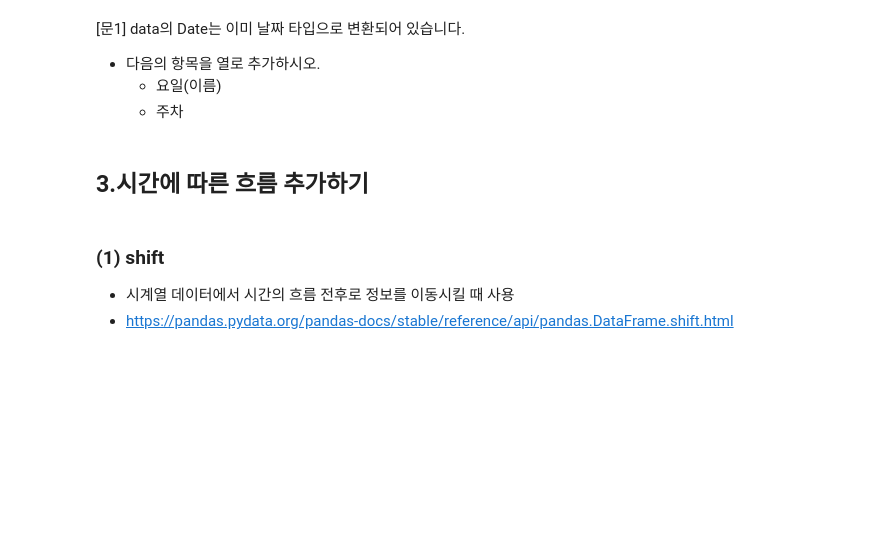
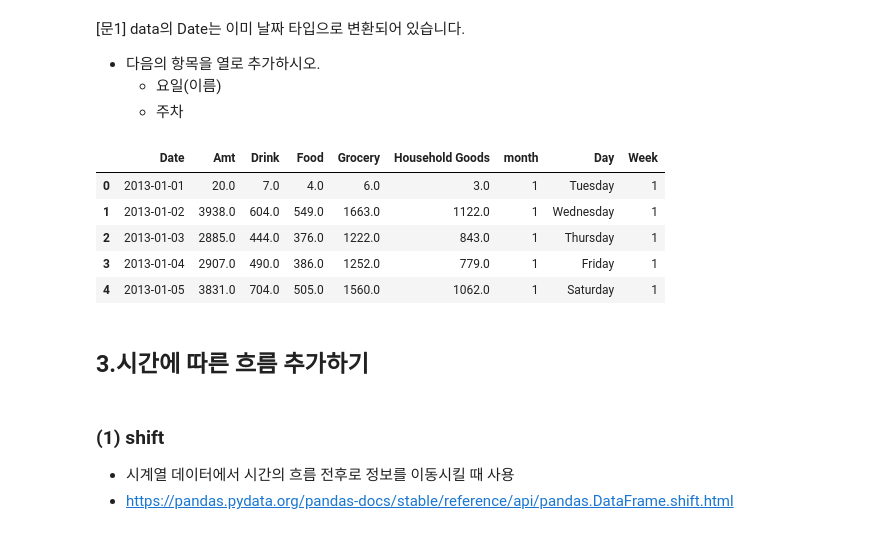
Before and after one commit to Jihwan98/aivle_school, a Jupyter notebook: 2023.02.07_데이터처리_실습/03 - 날짜 데이터 처리.ipynb, the cells around one changed output. Saved outputs shown, nothing was run; the diff lists cells and outputs as text; code cells hidden in the pictures; blank space fills up the shorter version.

```diff
--- a/2023.02.07_데이터처리_실습/03 - 날짜 데이터 처리.ipynb
+++ b/2023.02.07_데이터처리_실습/03 - 날짜 데이터 처리.ipynb
@@ -206,6 +241,17 @@ date.dt.day_name()
 * 다음의 항목을 열로 추가하시오.
     * 요일(이름)
     * 주차
+# %%
+data['Day'] = data['Date'].dt.day_name()
+data['Week'] = data['Date'].dt.isocalendar().week
+data.head()
+# %% [output]
+|  | Date | Amt | Drink | Food | Grocery | Household Goods | month | Day | Week |
+| 0 | 2013-01-01 | 20.0 | 7.0 | 4.0 | 6.0 | 3.0 | 1 | Tuesday | 1 |
+| 1 | 2013-01-02 | 3938.0 | 604.0 | 549.0 | 1663.0 | 1122.0 | 1 | Wednesday | 1 |
+| 2 | 2013-01-03 | 2885.0 | 444.0 | 376.0 | 1222.0 | 843.0 | 1 | Thursday | 1 |
+| 3 | 2013-01-04 | 2907.0 | 490.0 | 386.0 | 1252.0 | 779.0 | 1 | Friday | 1 |
+| 4 | 2013-01-05 | 3831.0 | 704.0 | 505.0 | 1560.0 | 1062.0 | 1 | Saturday | 1 |
 # %% [markdown]
 ## 3.시간에 따른 흐름 추가하기
 # %% [markdown]
```
Also changed, not shown: parts of 10 cells of this notebook.
